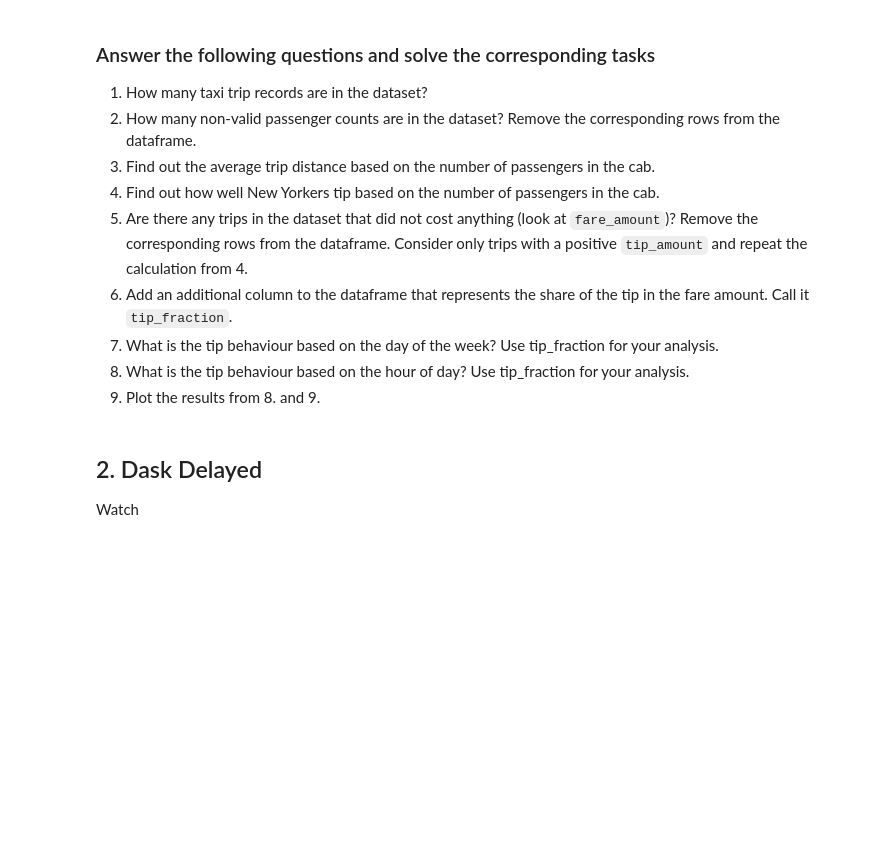
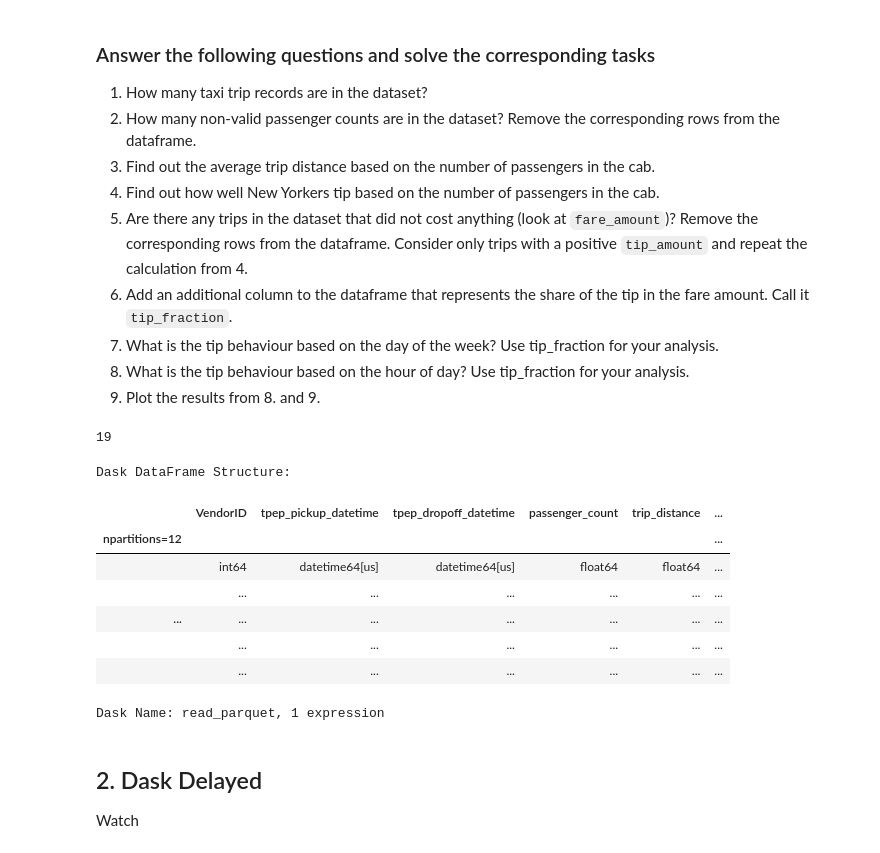
Before and after one commit to Korbiniannn/University, a Jupyter notebook: SoSe24/Data-Science-2/Praktika/2_Pandas_Dask/dask.ipynb, the cells around one changed output. Cells and saved outputs as stored; diff of their text form; code cells hidden in the pictures; blank space fills up the shorter version.

```diff
--- a/SoSe24/Data-Science-2/Praktika/2_Pandas_Dask/dask.ipynb
+++ b/SoSe24/Data-Science-2/Praktika/2_Pandas_Dask/dask.ipynb
@@ -53,6 +86,28 @@ df.dtypes
 9. Plot the results from 8. and 9.
 # %%
 # How many taxi trip records are in the dataset?
+def count_records(df):
+    count = 0
+    for _ in df:
+        count += 1
+
+    return count
+
+count_records(df)
+# %% [output]
+19
+# %%
+df
+# %% [output]
+Dask DataFrame Structure:
+|  | VendorID | tpep_pickup_datetime | tpep_dropoff_datetime | passenger_count | trip_distance | ... |
+| npartitions=12 |  |  |  |  |  | ... |
+|  | int64 | datetime64[us] | datetime64[us] | float64 | float64 | ... |
+|  | ... | ... | ... | ... | ... | ... |
+| ... | ... | ... | ... | ... | ... | ... |
+|  | ... | ... | ... | ... | ... | ... |
+|  | ... | ... | ... | ... | ... | ... |
+Dask Name: read_parquet, 1 expression
 # %%
 # How many non-valid passenger counts are in the dataset?
 # %%
```
Also changed, not shown: parts of 3 cells of this notebook, 1 other file.
